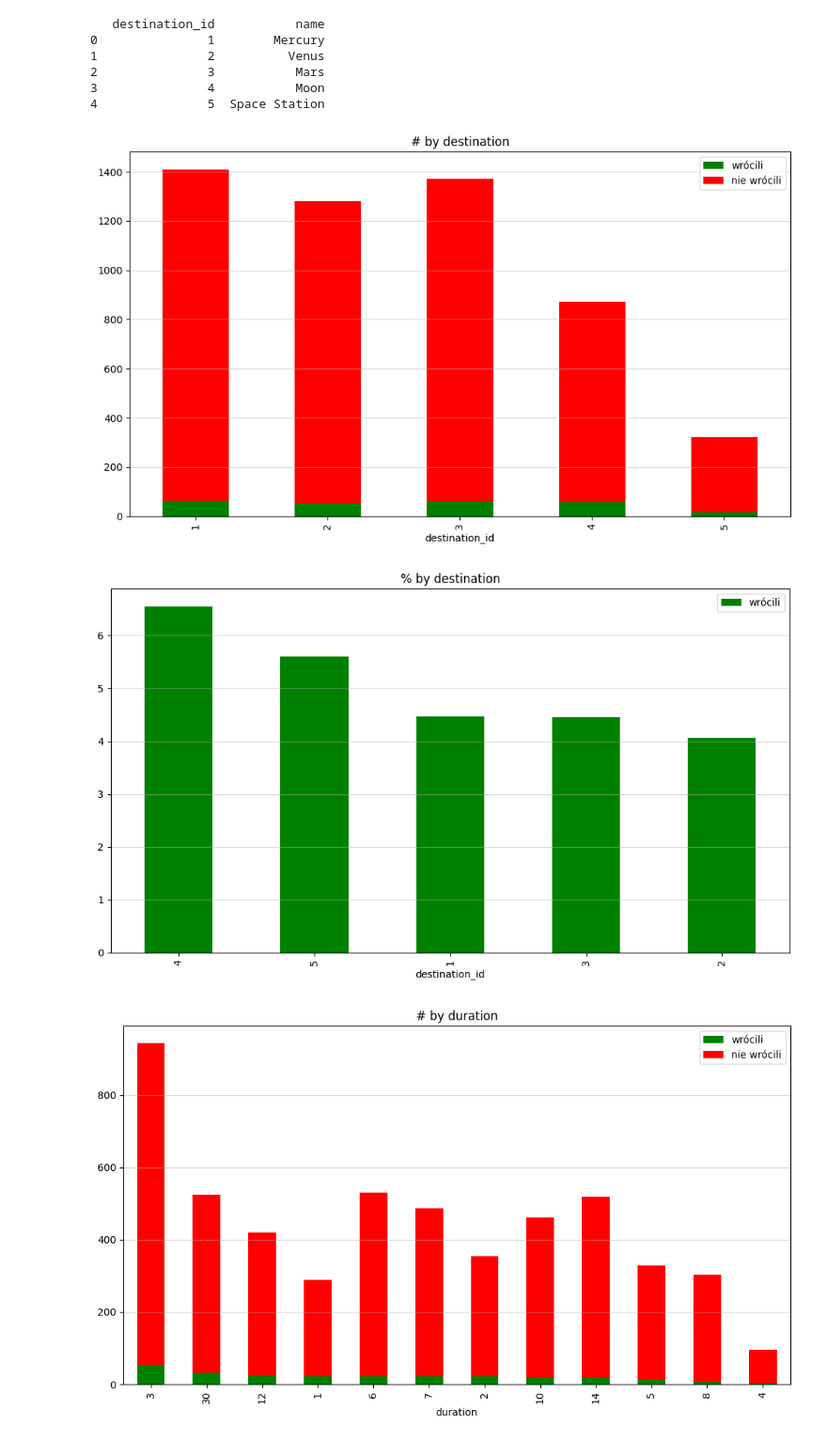
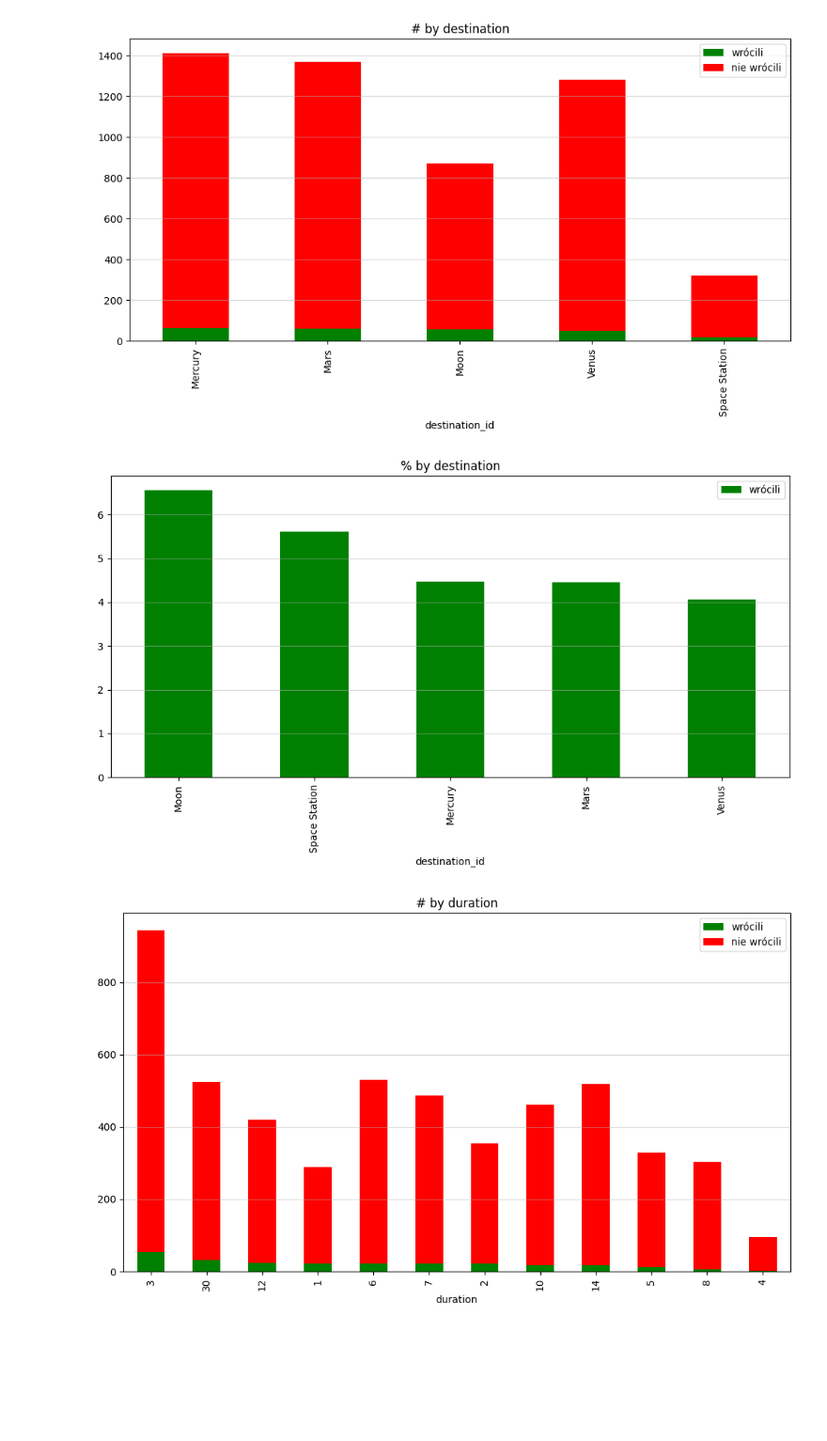
Before and after one commit to Enlightened-Monkey/Space-U, a Jupyter notebook: Nadia/C3_3.ipynb, the cells around one changed output. Shown: that part at 94% size. Drawn from its saved outputs; the diff is of its cells as text; code cells hidden in the pictures; blank space fills up the shorter version.

```diff
--- a/Nadia/C3_3.ipynb
+++ b/Nadia/C3_3.ipynb
@@ -82,8 +82,8 @@ JOIN Trips t ON tp.trip_id = t.trip_id
 df = pd.read_sql(query, con)
 
 df_destinations = pd.read_sql("SELECT destination_id, name FROM Destinations", con)
+df_destinations = df_destinations.set_index('destination_id')
 con.close()
-print(df_destinations)
 
 client_trips = df.groupby('pesel').agg(list)
 destination_stats = defaultdict(lambda: {"returned": 0, "stopped": 0})
@@ -97,42 +97,42 @@ for trips in client_trips['trip_id']:
         else:
             destination_stats[destination]['stopped'] += 1
 
 result_df = pd.DataFrame.from_dict(destination_stats, orient='index')
 result_df.index.name = 'Destination'
-result_df = result_df.sort_values(by='Destination')
+result_df = result_df.sort_values(by='returned',ascending=False)
 
 ax = result_df.plot(kind='bar', stacked=True, figsize=(10, 6), color=["green", "red"])
+xticks = range(len(result_df))
+labels = df_destinations.loc[result_df.index,'name']
+plt.xticks(ticks=xticks,labels=labels)
 plt.title("# by destination")
 plt.xlabel("destination_id")
 plt.legend(["wrócili", "nie wrócili"])
 plt.tight_layout()
 plt.grid(axis='y', alpha=0.5)
 plt.show()
 
 df_stats = pd.DataFrame.from_dict(destination_stats, orient='index')
 df_stats.index.name = 'Destination'
 df_stats['total'] = df_stats['returned'] + df_stats['stopped']
 df_stats['returned_pct'] = 100 * df_stats['returned'] / df_stats['total']
 df_stats['stopped_pct'] = 100 * df_stats['stopped'] / df_stats['total']
 df_stats = df_stats.sort_values(by='returned_pct', ascending=False)
 
 plot_df = df_stats[['returned_pct']]
 ax = plot_df.plot(kind='bar', stacked=True, figsize=(10, 6), color=['green', 'red'])
+xticks = range(len(plot_df))
+labels = df_destinations.loc[plot_df.index,'name']
+plt.xticks(ticks=xticks,labels=labels)
 plt.title("% by destination")
 plt.xlabel("destination_id")
 plt.legend(["wrócili", "nie wrócili"])
 plt.tight_layout()
 plt.grid(axis='y', alpha=0.5)
 plt.show()
 # %% [output]
-   destination_id           name
-0               1        Mercury
-1               2          Venus
-2               3           Mars
-3               4           Moon
-4               5  Space Station
-[figure, old version]
+[figure, new version]
-[figure, old version]
+[figure, new version]
 # %%
 import mysql.connector
 import pandas as pd
```
Also changed, not shown: parts of 2 cells of this notebook.
